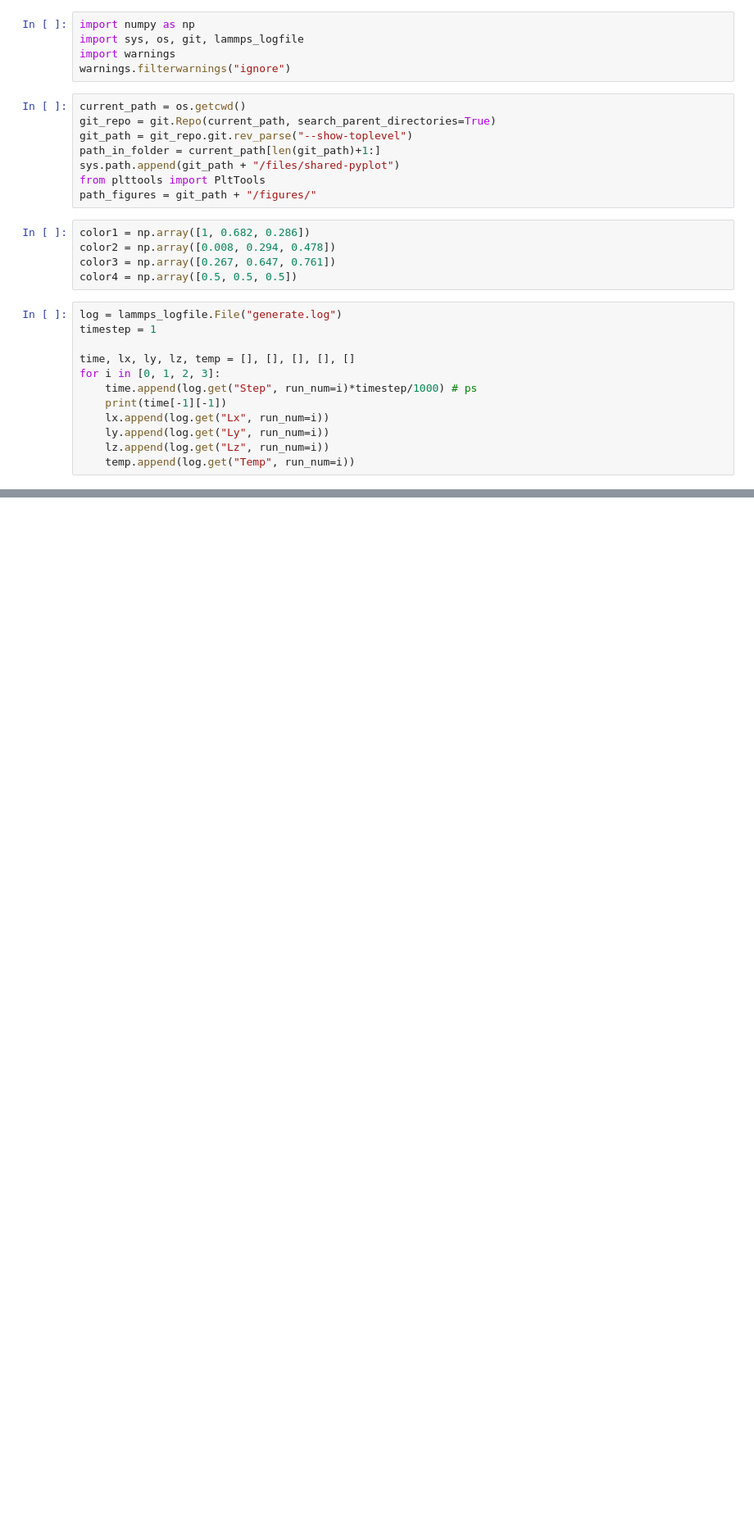
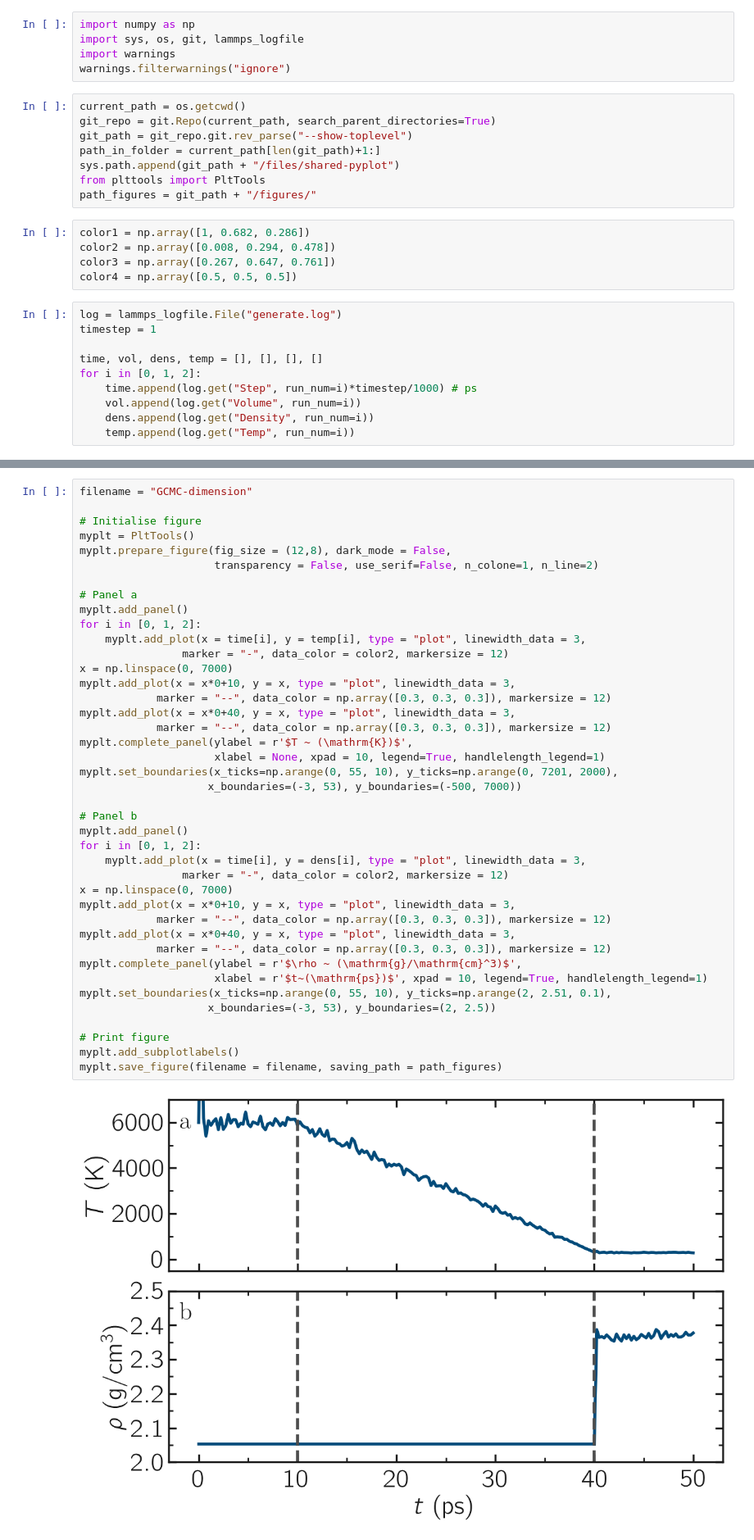
Before and after one commit to lammpstutorials/lammpstutorials-article, a Jupyter notebook: files/tutorial6/solution/generate.ipynb, the cells around one changed output, grey strips where cells are left out. Shown: that part at 82% size. Drawn from its saved outputs; the diff is of its cells as text; blank space fills up the shorter version.

```diff
--- a/files/tutorial6/solution/generate.ipynb
+++ b/files/tutorial6/solution/generate.ipynb
@@ -20,11 +20,9 @@ color4 = np.array([0.5, 0.5, 0.5])
 log = lammps_logfile.File("generate.log")
 timestep = 1
 
-time, lx, ly, lz, temp = [], [], [], [], []
-for i in [0, 1, 2, 3]:
+time, vol, dens, temp = [], [], [], []
+for i in [0, 1, 2]:
     time.append(log.get("Step", run_num=i)*timestep/1000) # ps
-    print(time[-1][-1])
-    lx.append(log.get("Lx", run_num=i))
-    ly.append(log.get("Ly", run_num=i))
-    lz.append(log.get("Lz", run_num=i))
+    vol.append(log.get("Volume", run_num=i))
+    dens.append(log.get("Density", run_num=i))
     temp.append(log.get("Temp", run_num=i))
@@ -91,0 +29,43 @@ myplt.save_figure(filename = filename, saving_path = path_figures)
+# %%
+filename = "GCMC-dimension"
+
+# Initialise figure
+myplt = PltTools()
+myplt.prepare_figure(fig_size = (12,8), dark_mode = False,
+                     transparency = False, use_serif=False, n_colone=1, n_line=2)
+
+# Panel a
+myplt.add_panel()
+for i in [0, 1, 2]:
+    myplt.add_plot(x = time[i], y = temp[i], type = "plot", linewidth_data = 3,
+                marker = "-", data_color = color2, markersize = 12)
+x = np.linspace(0, 7000)
+myplt.add_plot(x = x*0+10, y = x, type = "plot", linewidth_data = 3,
+            marker = "--", data_color = np.array([0.3, 0.3, 0.3]), markersize = 12)
+myplt.add_plot(x = x*0+40, y = x, type = "plot", linewidth_data = 3,
+            marker = "--", data_color = np.array([0.3, 0.3, 0.3]), markersize = 12)
+myplt.complete_panel(ylabel = r'$T ~ (\mathrm{K})$',
+                     xlabel = None, xpad = 10, legend=True, handlelength_legend=1)
+myplt.set_boundaries(x_ticks=np.arange(0, 55, 10), y_ticks=np.arange(0, 7201, 2000),
+                    x_boundaries=(-3, 53), y_boundaries=(-500, 7000))
+
+# Panel b
+myplt.add_panel()
+for i in [0, 1, 2]:
+    myplt.add_plot(x = time[i], y = dens[i], type = "plot", linewidth_data = 3,
+                marker = "-", data_color = color2, markersize = 12)
+x = np.linspace(0, 7000)
+myplt.add_plot(x = x*0+10, y = x, type = "plot", linewidth_data = 3,
+            marker = "--", data_color = np.array([0.3, 0.3, 0.3]), markersize = 12)
+myplt.add_plot(x = x*0+40, y = x, type = "plot", linewidth_data = 3,
+            marker = "--", data_color = np.array([0.3, 0.3, 0.3]), markersize = 12)
+myplt.complete_panel(ylabel = r'$\rho ~ (\mathrm{g}/\mathrm{cm}^3)$',
+                     xlabel = r'$t~(\mathrm{ps})$', xpad = 10, legend=True, handlelength_legend=1)
+myplt.set_boundaries(x_ticks=np.arange(0, 55, 10), y_ticks=np.arange(2, 2.51, 0.1),
+                    x_boundaries=(-3, 53), y_boundaries=(2, 2.5))
+
+# Print figure
+myplt.add_subplotlabels()
+myplt.save_figure(filename = filename, saving_path = path_figures)
+# %% [output]
+[figure, added]
```
Also changed, not shown: parts of 4 cells of this notebook, 7 other files.
